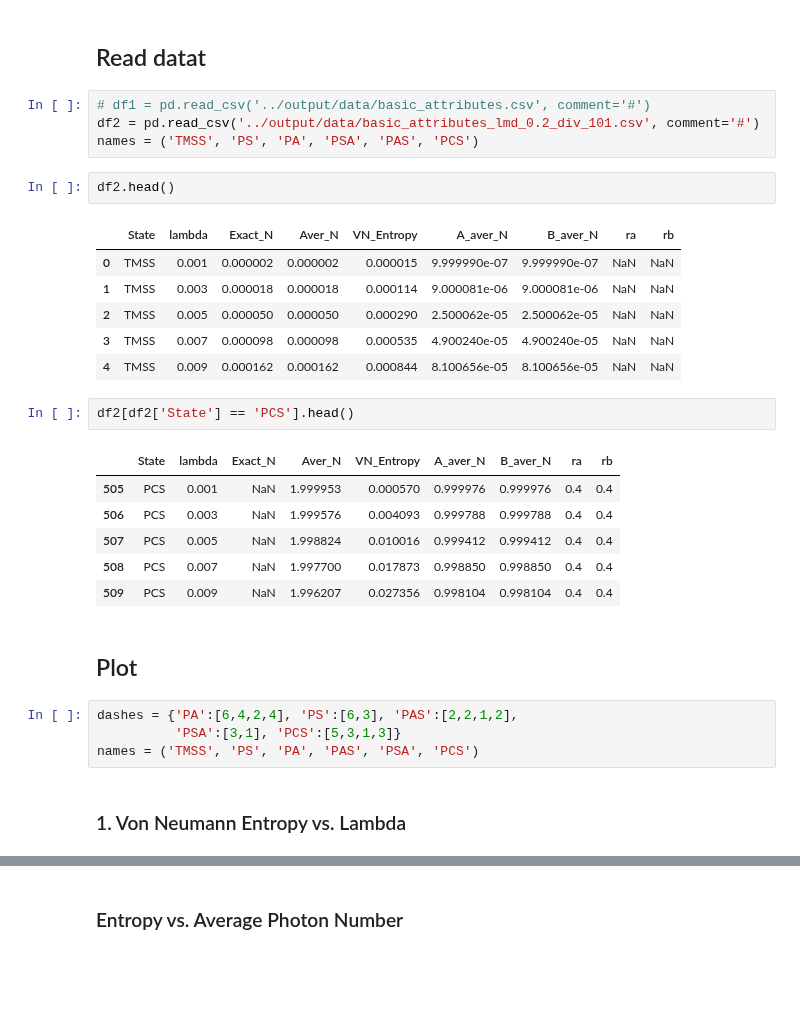
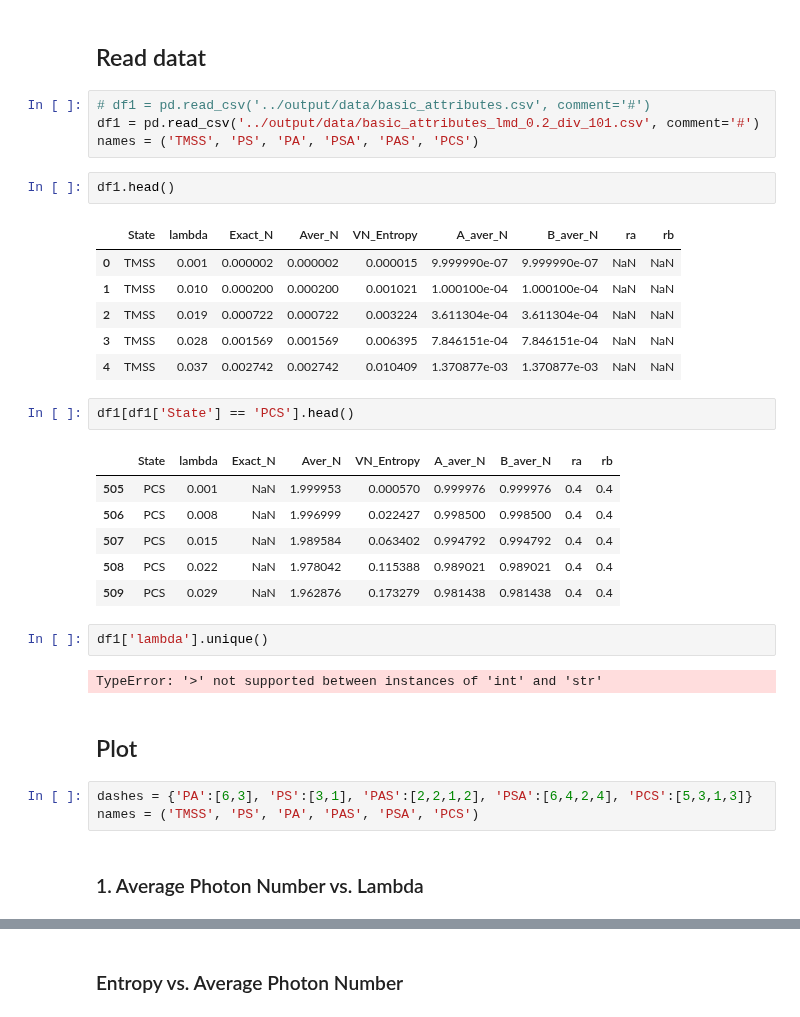
Before and after one commit to lffan/quantum_illumination, a Jupyter notebook: ipynbs/Experiment_0_Basic_Attributes.ipynb, the cells around one changed output, grey strips where cells are left out. Drawn from its saved outputs; the diff is of its cells as text; blank space fills up the shorter version.

```diff
--- a/ipynbs/Experiment_0_Basic_Attributes.ipynb
+++ b/ipynbs/Experiment_0_Basic_Attributes.ipynb
@@ -163,31 +163,34 @@ $$
 ## Read datat
 # %%
 # df1 = pd.read_csv('../output/data/basic_attributes.csv', comment='#')
-df2 = pd.read_csv('../output/data/basic_attributes_lmd_0.2_div_101.csv', comment='#')
+df1 = pd.read_csv('../output/data/basic_attributes_lmd_0.2_div_101.csv', comment='#')
 names = ('TMSS', 'PS', 'PA', 'PSA', 'PAS', 'PCS')
 # %%
-df2.head()
+df1.head()
 # %% [output]
 |  | State | lambda | Exact_N | Aver_N | VN_Entropy | A_aver_N | B_aver_N | ra | rb |
 | 0 | TMSS | 0.001 | 0.000002 | 0.000002 | 0.000015 | 9.999990e-07 | 9.999990e-07 | NaN | NaN |
-| 1 | TMSS | 0.003 | 0.000018 | 0.000018 | 0.000114 | 9.000081e-06 | 9.000081e-06 | NaN | NaN |
-| 2 | TMSS | 0.005 | 0.000050 | 0.000050 | 0.000290 | 2.500062e-05 | 2.500062e-05 | NaN | NaN |
-| 3 | TMSS | 0.007 | 0.000098 | 0.000098 | 0.000535 | 4.900240e-05 | 4.900240e-05 | NaN | NaN |
-| 4 | TMSS | 0.009 | 0.000162 | 0.000162 | 0.000844 | 8.100656e-05 | 8.100656e-05 | NaN | NaN |
+| 1 | TMSS | 0.010 | 0.000200 | 0.000200 | 0.001021 | 1.000100e-04 | 1.000100e-04 | NaN | NaN |
+| 2 | TMSS | 0.019 | 0.000722 | 0.000722 | 0.003224 | 3.611304e-04 | 3.611304e-04 | NaN | NaN |
+| 3 | TMSS | 0.028 | 0.001569 | 0.001569 | 0.006395 | 7.846151e-04 | 7.846151e-04 | NaN | NaN |
+| 4 | TMSS | 0.037 | 0.002742 | 0.002742 | 0.010409 | 1.370877e-03 | 1.370877e-03 | NaN | NaN |
 # %%
-df2[df2['State'] == 'PCS'].head()
+df1[df1['State'] == 'PCS'].head()
 # %% [output]
 |  | State | lambda | Exact_N | Aver_N | VN_Entropy | A_aver_N | B_aver_N | ra | rb |
 | 505 | PCS | 0.001 | NaN | 1.999953 | 0.000570 | 0.999976 | 0.999976 | 0.4 | 0.4 |
-| 506 | PCS | 0.003 | NaN | 1.999576 | 0.004093 | 0.999788 | 0.999788 | 0.4 | 0.4 |
-| 507 | PCS | 0.005 | NaN | 1.998824 | 0.010016 | 0.999412 | 0.999412 | 0.4 | 0.4 |
-| 508 | PCS | 0.007 | NaN | 1.997700 | 0.017873 | 0.998850 | 0.998850 | 0.4 | 0.4 |
-| 509 | PCS | 0.009 | NaN | 1.996207 | 0.027356 | 0.998104 | 0.998104 | 0.4 | 0.4 |
+| 506 | PCS | 0.008 | NaN | 1.996999 | 0.022427 | 0.998500 | 0.998500 | 0.4 | 0.4 |
+| 507 | PCS | 0.015 | NaN | 1.989584 | 0.063402 | 0.994792 | 0.994792 | 0.4 | 0.4 |
+| 508 | PCS | 0.022 | NaN | 1.978042 | 0.115388 | 0.989021 | 0.989021 | 0.4 | 0.4 |
+| 509 | PCS | 0.029 | NaN | 1.962876 | 0.173279 | 0.981438 | 0.981438 | 0.4 | 0.4 |
+# %%
+df1['lambda'].unique()
+# %% [output]
+TypeError: '>' not supported between instances of 'int' and 'str'
 # %% [markdown]
 ## Plot
 # %%
-dashes = {'PA':[6,4,2,4], 'PS':[6,3], 'PAS':[2,2,1,2],
-          'PSA':[3,1], 'PCS':[5,3,1,3]}
+dashes = {'PA':[6,3], 'PS':[3,1], 'PAS':[2,2,1,2], 'PSA':[6,4,2,4], 'PCS':[5,3,1,3]}
 names = ('TMSS', 'PS', 'PA', 'PAS', 'PSA', 'PCS')
 # %% [markdown]
-### 1. Von Neumann Entropy vs. Lambda
+### 1. Average Photon Number vs. Lambda
```
Also changed, not shown: parts of 12 cells of this notebook, 6 other files.
